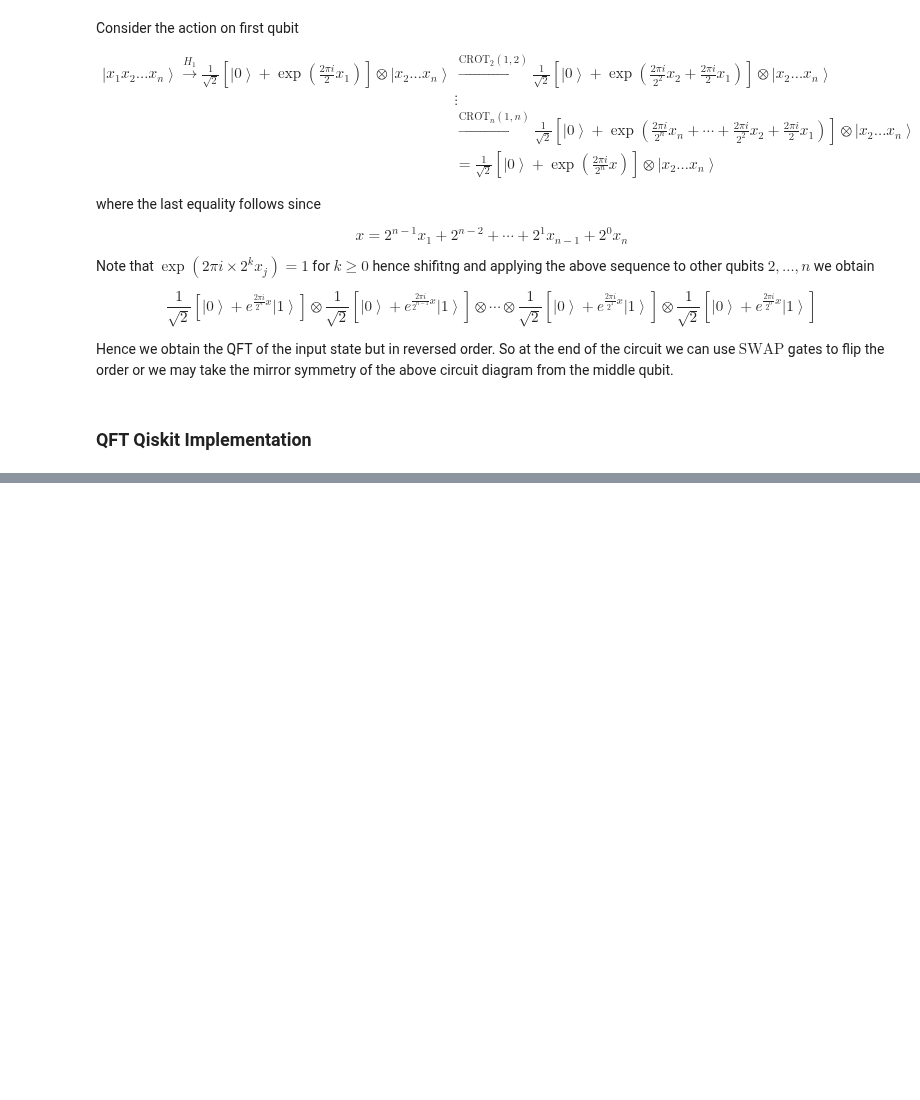
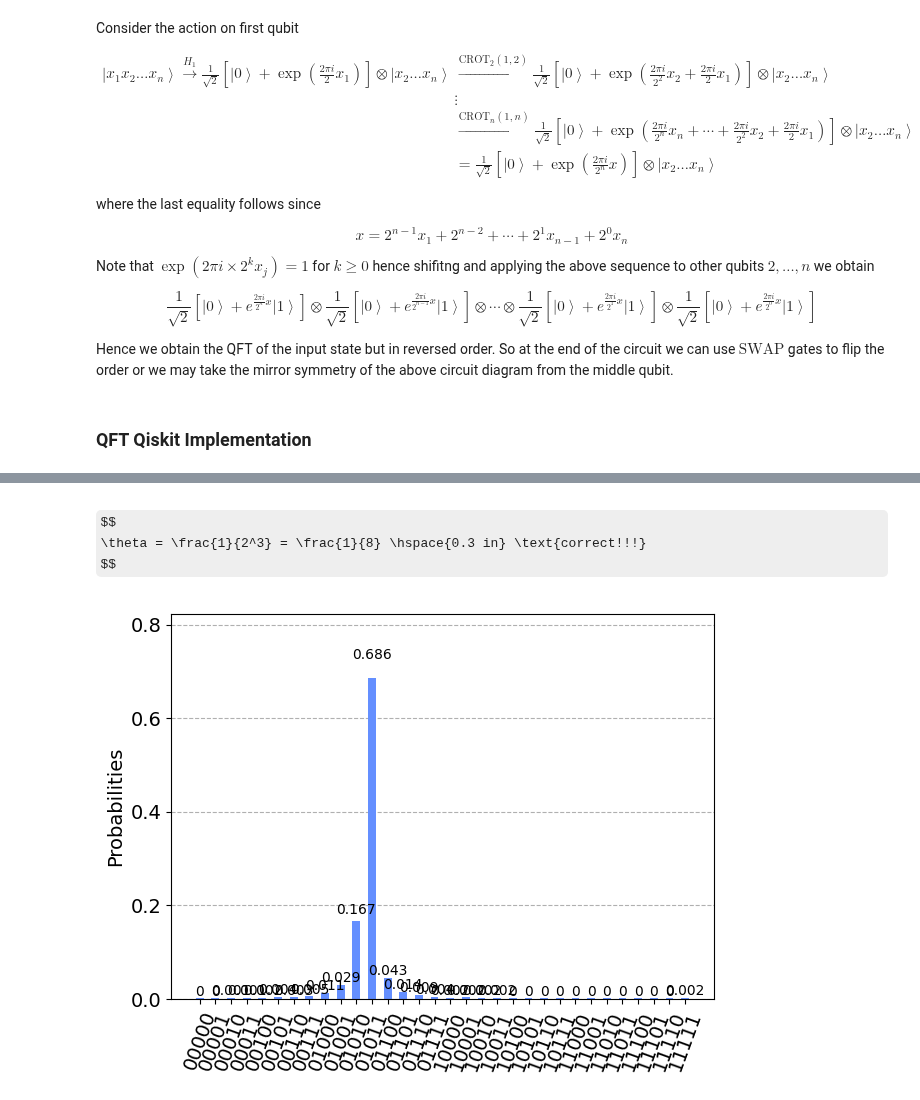
Before and after one commit to sinan-oral/q-notes, a Jupyter notebook: q-algorithms.ipynb, the cells around one changed output, grey strips where cells are left out. Drawn from its saved outputs; the diff is of its cells as text; code cells hidden in the pictures; some formulas as TeX source; blank space fills up the shorter version.

```diff
--- a/q-algorithms.ipynb
+++ b/q-algorithms.ipynb
@@ -509,0 +623,16 @@ The top register contains **t** 'counting' quibts and the bottom contains qubits
+# %% [markdown]
+$$
+\theta = \frac{1}{2^3} = \frac{1}{8} \hspace{0.3 in} \text{correct!!!}
+$$
+# %%
+#another example with theta = 1/3
+
+qpe3 = phase_estimation(1/3,5)
+
+backend = Aer.get_backend('qasm_simulator')
+job = execute(qpe3, backend, shots=8192)
+count = job.result().get_counts()
+
+plot_histogram(count)
+# %% [output]
+[figure, added]
```
Also changed, not shown: parts of 28 cells of this notebook.
